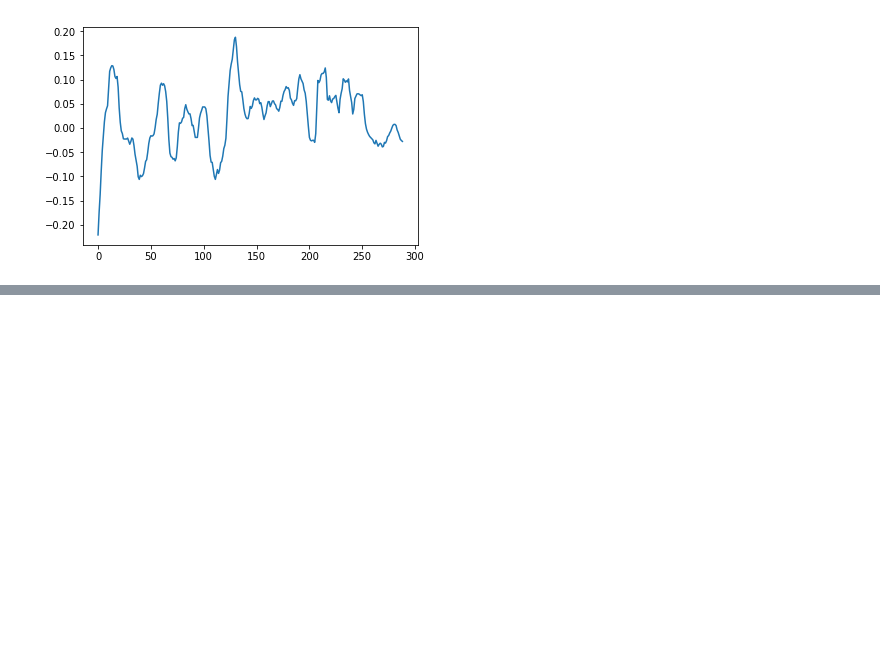
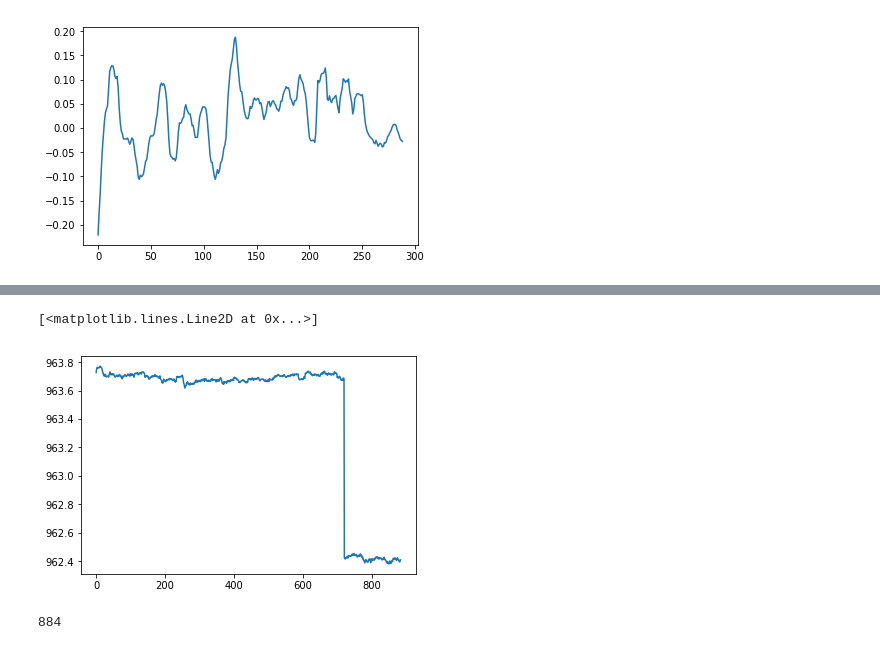
Before and after one commit to nithishr/activity_recognition, a Jupyter notebook: Raw_Pressure_Experiments.ipynb, the cells around one changed output, grey strips where cells are left out. Cells and saved outputs as stored; diff of their text form; code cells hidden in the pictures; blank space fills up the shorter version.

```diff
--- a/Raw_Pressure_Experiments.ipynb
+++ b/Raw_Pressure_Experiments.ipynb
@@ -388,0 +557,15 @@ plt.plot(sw_sd_pr_derivative_sums_windows[1:])
+# %%
+walking_files = ['Activity-Data/Walking/01/Walking01Pressure.csv', 'Activity-Data/Walking/2/Walking2Pressure.csv',
+                 'Activity-Data/Walking/3/Walking3Pressure.csv', 'Activity-Data/Walking/04/Walking04Pressure.csv',
+                 'Activity-Data/Walking/5/Walking5Pressure.csv']
+# walking_raw_pressure = pd.read_csv(walking_file,header=0, delimiter=',')
+# print(len(walking_raw_pressure))
+# walking_raw_pressure.head()
+# %%
+input_list = []
+for walking_file in walking_files:
+    df = pd.read_csv(walking_file, delimiter=',', header=0)
+    input_list.append(df)
+input_frame = pd.DataFrame()
+input_frame = pd.concat(input_list)
+input_frame.head()
@@ -388,0 +579,9 @@ plt.plot(sw_sd_pr_derivative_sums_windows[1:])
+# %%
+plt.plot(input_frame[' pressure'].values)
+# %% [output]
+[<matplotlib.lines.Line2D at 0x...>]
+[figure, added]
+# %%
+len(input_frame)
+# %% [output]
+884
```
Also changed, not shown: parts of 32 cells of this notebook.
